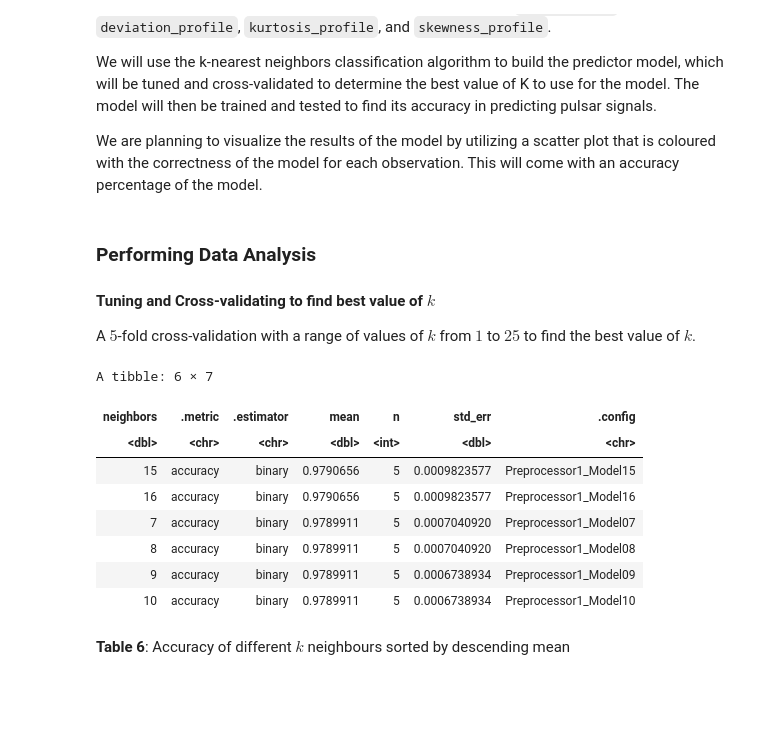
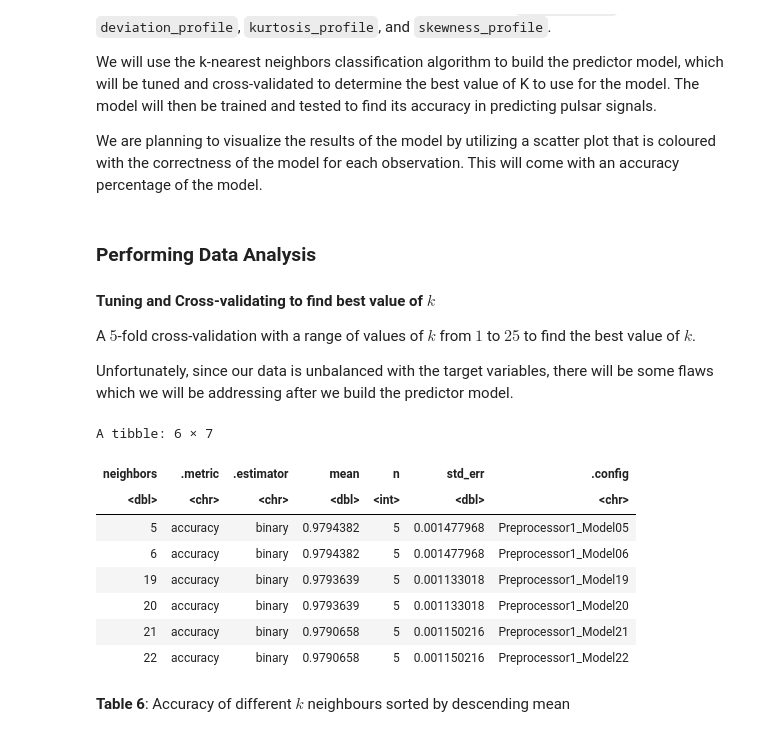
Before and after one commit to rchanpra/dsci-100-project, a Jupyter notebook: group_project_report.ipynb, the cells around one changed output. Cells and saved outputs as stored; diff of their text form; code cells hidden in the pictures; blank space fills up the shorter version.

```diff
--- a/group_project_report.ipynb
+++ b/group_project_report.ipynb
@@ -239,51 +242,46 @@ We are planning to visualize the results of the model by utilizing a scatter plo
 
 #### Tuning and Cross-validating to find best value of $k$
 
+A $5$-fold cross-validation with a range of values of $k$ from $1$ to $25$ to find the best value of $k$.
 
-A $5$-fold cross-validation with a range of values of $k$ from $1$ to $25$ to find the best value of $k$.
+Unfortunately, since our data is unbalanced with the target variables, there will be some flaws which we will be addressing after we build the predictor model.
 # %%
 set.seed(1234)
 
-# upsampling pulsar training data
-pulsar_train_upsampled <- recipe(class ~ mean_profile + deviation_profile + kurtosis_profile + skewness_profile, data = pulsar_train) |>
-    step_upsample(class, over_ratio = 1) |>
-    prep() |>
-    bake(pulsar_train)
-
-# creating recipe with upsampled predictor variables
-pulsar_recipe <- recipe(class ~ mean_profile + deviation_profile + kurtosis_profile + skewness_profile, data = pulsar_train_upsampled) |>
+# creating recipe with predictor variables
+pulsar_recipe <- recipe(class ~ mean_profile + deviation_profile + kurtosis_profile + skewness_profile, data = pulsar_train) |>
     step_center(all_predictors()) |>
     step_scale(all_predictors())
 
 # creating specification for classification tuning
 pulsar_tune <- nearest_neighbor(weight_func = "rectangular", neighbors = tune()) |>
     set_engine("kknn") |>
     set_mode("classification")
 
 # performing 5-fold cross validation
 pulsar_vfold <- vfold_cv(pulsar_train, v = 5, strata = class)
 
 # gridvals
 gridvals <- tibble(neighbors = seq(1, 25, 1))
 
 # fitting tune model
 tune_results <- workflow() |>
     add_recipe(pulsar_recipe) |>
     add_model(pulsar_tune) |>
     tune_grid(resamples = pulsar_vfold, grid = gridvals) |>
     collect_metrics() |>
     filter(.metric == "accuracy")
 tune_results |> arrange(desc(mean)) |> head(6)
 # %% [output]
 A tibble: 6 × 7
 | neighbors | .metric | .estimator | mean | n | std_err | .config |
 | <dbl> | <chr> | <chr> | <dbl> | <int> | <dbl> | <chr> |
-| 15 | accuracy | binary | 0.9790656 | 5 | 0.0009823577 | Preprocessor1_Model15 |
-| 16 | accuracy | binary | 0.9790656 | 5 | 0.0009823577 | Preprocessor1_Model16 |
-| 7 | accuracy | binary | 0.9789911 | 5 | 0.0007040920 | Preprocessor1_Model07 |
-| 8 | accuracy | binary | 0.9789911 | 5 | 0.0007040920 | Preprocessor1_Model08 |
-| 9 | accuracy | binary | 0.9789911 | 5 | 0.0006738934 | Preprocessor1_Model09 |
-| 10 | accuracy | binary | 0.9789911 | 5 | 0.0006738934 | Preprocessor1_Model10 |
+| 5 | accuracy | binary | 0.9794382 | 5 | 0.001477968 | Preprocessor1_Model05 |
+| 6 | accuracy | binary | 0.9794382 | 5 | 0.001477968 | Preprocessor1_Model06 |
+| 19 | accuracy | binary | 0.9793639 | 5 | 0.001133018 | Preprocessor1_Model19 |
+| 20 | accuracy | binary | 0.9793639 | 5 | 0.001133018 | Preprocessor1_Model20 |
+| 21 | accuracy | binary | 0.9790658 | 5 | 0.001150216 | Preprocessor1_Model21 |
+| 22 | accuracy | binary | 0.9790658 | 5 | 0.001150216 | Preprocessor1_Model22 |
 # %% [markdown]
 **Table 6**: Accuracy of different $k$ neighbours sorted by descending mean
 # %%
```
Also changed, not shown: parts of 5 cells of this notebook.
